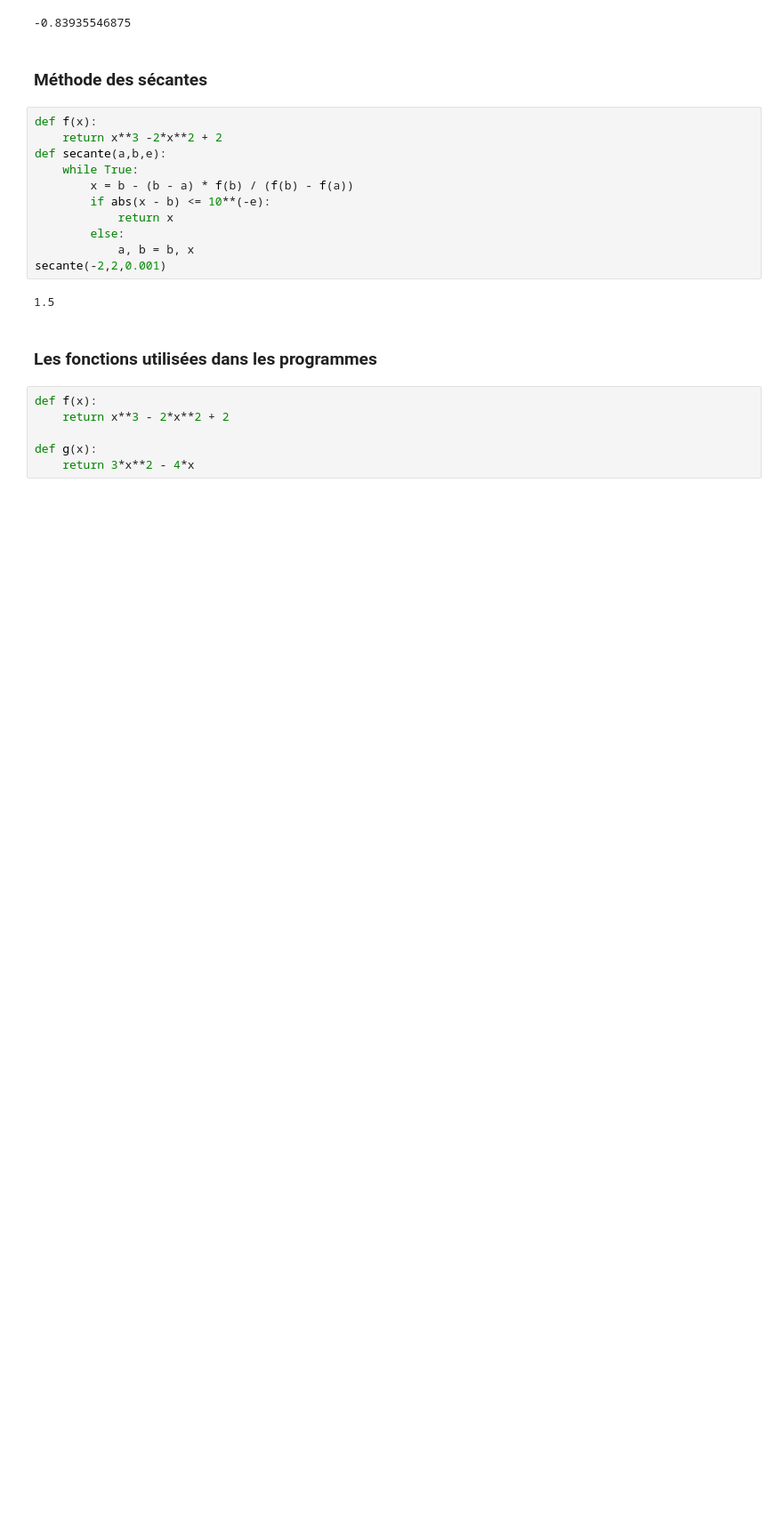
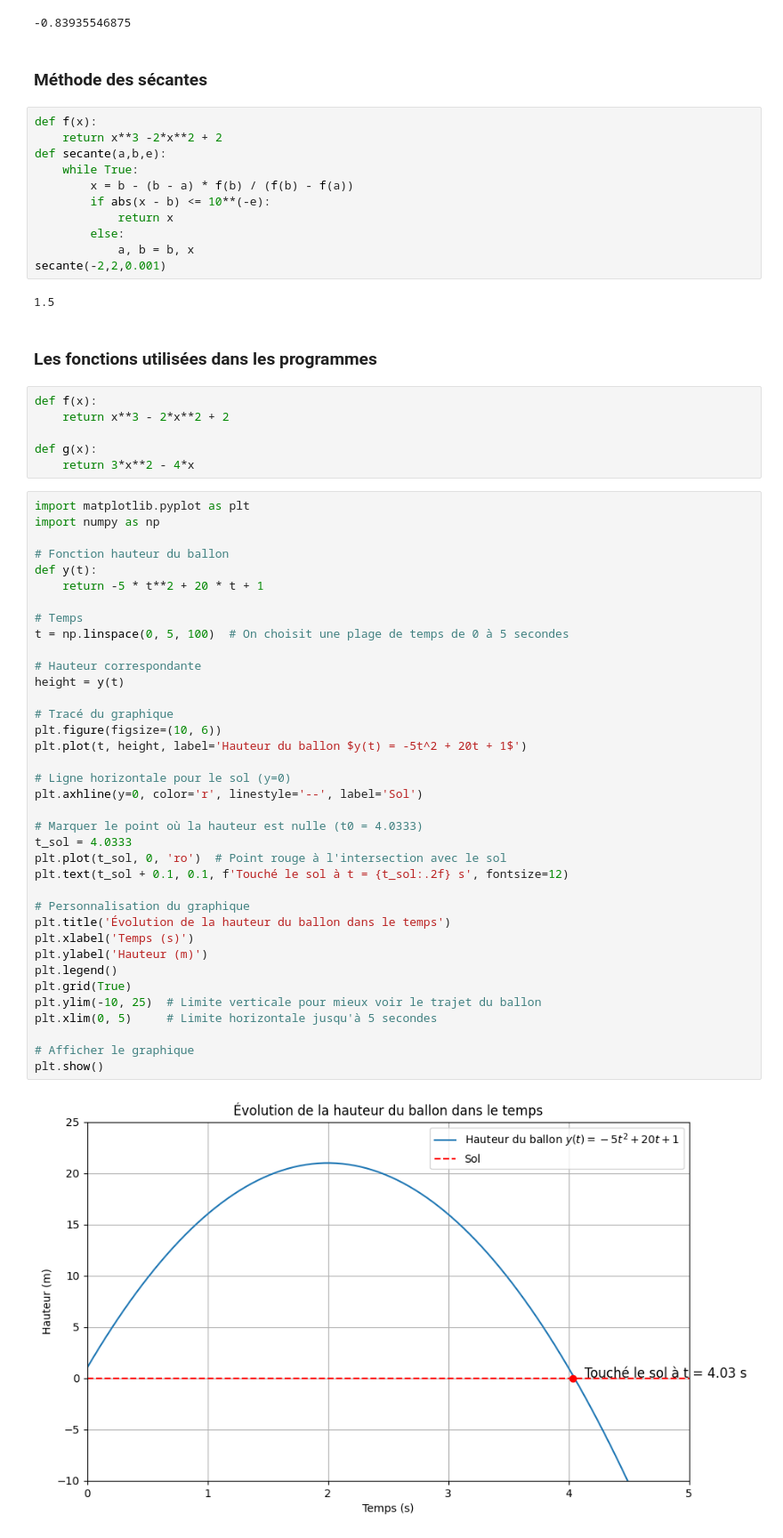
Before and after one commit to Abdoulaye-22/M-thode-de-Newton, a Jupyter notebook: Méthode Newton.ipynb, the cells around one changed output. Shown at 89% size. Saved outputs shown, nothing was run; the diff lists cells and outputs as text; blank space fills up the shorter version.

```diff
--- a/Méthode Newton.ipynb
+++ b/Méthode Newton.ipynb
@@ -177,3 +177,42 @@ def f(x):
 
 def g(x):
     return 3*x**2 - 4*x
+# %%
+import matplotlib.pyplot as plt
+import numpy as np
+
+# Fonction hauteur du ballon
+def y(t):
+    return -5 * t**2 + 20 * t + 1
+
+# Temps
+t = np.linspace(0, 5, 100)  # On choisit une plage de temps de 0 à 5 secondes
+
+# Hauteur correspondante
+height = y(t)
+
+# Tracé du graphique
+plt.figure(figsize=(10, 6))
+plt.plot(t, height, label='Hauteur du ballon $y(t) = -5t^2 + 20t + 1$')
+
+# Ligne horizontale pour le sol (y=0)
+plt.axhline(y=0, color='r', linestyle='--', label='Sol')
+
+# Marquer le point où la hauteur est nulle (t0 = 4.0333)
+t_sol = 4.0333
+plt.plot(t_sol, 0, 'ro')  # Point rouge à l'intersection avec le sol
+plt.text(t_sol + 0.1, 0.1, f'Touché le sol à t = {t_sol:.2f} s', fontsize=12)
+
+# Personnalisation du graphique
+plt.title('Évolution de la hauteur du ballon dans le temps')
+plt.xlabel('Temps (s)')
+plt.ylabel('Hauteur (m)')
+plt.legend()
+plt.grid(True)
+plt.ylim(-10, 25)  # Limite verticale pour mieux voir le trajet du ballon
+plt.xlim(0, 5)     # Limite horizontale jusqu'à 5 secondes
+
+# Afficher le graphique
+plt.show()
+# %% [output]
+[figure, added]
```
